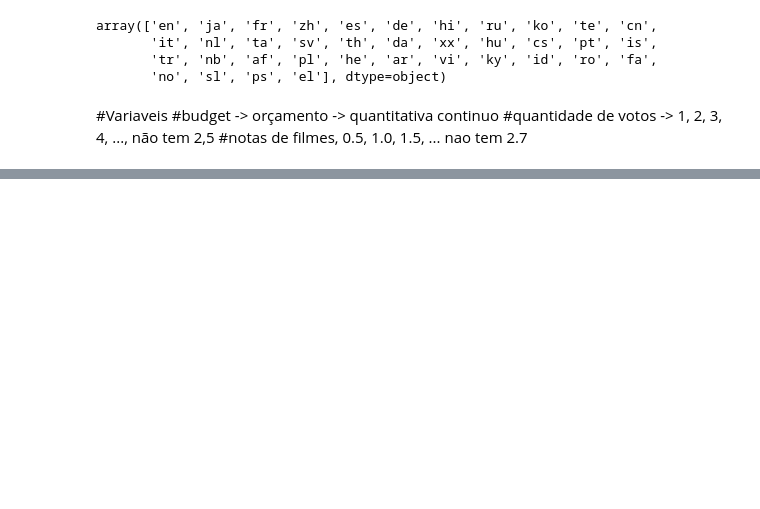
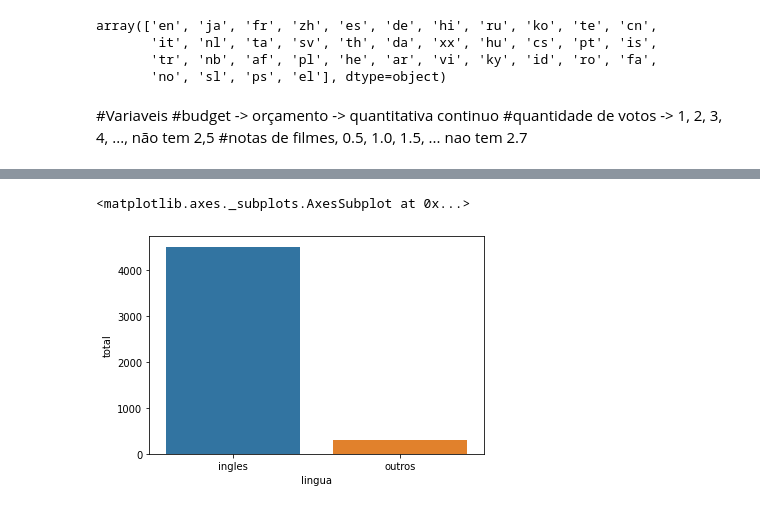
Before and after one commit to GabrielGarcoaRodrigues/Data-Science, a Jupyter notebook: Introdução_a_Data_Science.ipynb, the cells around one changed output, grey strips where cells are left out. Drawn from its saved outputs; the diff is of its cells as text; code cells hidden in the pictures; blank space fills up the shorter version.

```diff
--- a/Introdução_a_Data_Science.ipynb
+++ b/Introdução_a_Data_Science.ipynb
@@ -169,0 +235,12 @@ array(['en', 'ja', 'fr', 'zh', 'es', 'de', 'hi', 'ru', 'ko', 'te', 'cn',
+# %%
+#Criando um data frame com os valores de ingles e outros
+dados = {
+    'lingua' : ['ingles', 'outros'],
+    'total' : [total_de_ingles, total_resto]
+}
+dados = pd.DataFrame(dados)
+# %%
+sns.barplot(x = "lingua", y = "total", data = dados) #Plotando os graficos
+# %% [output]
+<matplotlib.axes._subplots.AxesSubplot at 0x...>
+[figure, added]
```
Also changed, not shown: parts of 19 cells of this notebook.
